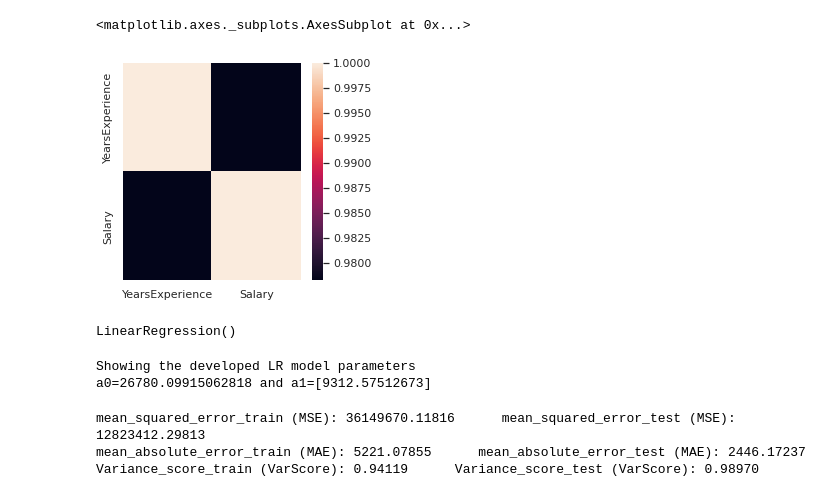
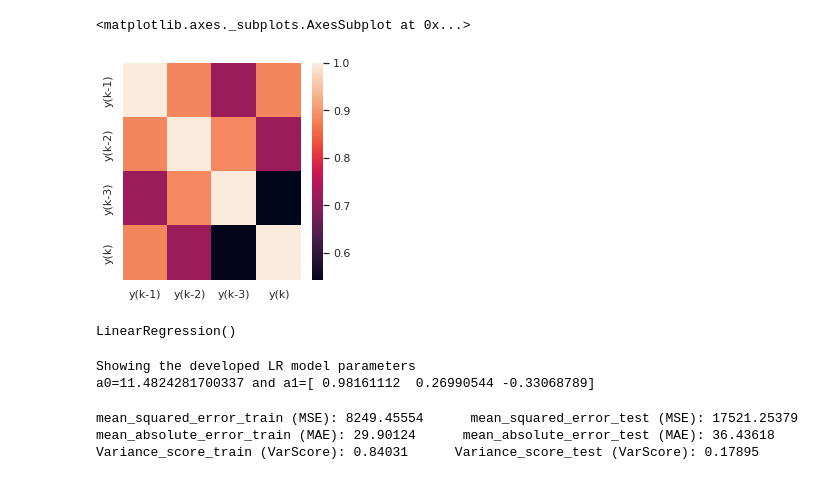
Before and after one commit to asheta66/Machine-Learning-2024, a Jupyter notebook: Multiple Linear Regression/MLR_A.ipynb, the cells around one changed output. Cells and saved outputs as stored; diff of their text form; code cells hidden in the pictures.

```diff
--- a/Multiple Linear Regression/MLR_A.ipynb
+++ b/Multiple Linear Regression/MLR_A.ipynb
@@ -1,7 +1,7 @@
 # %% [markdown]
 <a href="https://colab.research.google.com/github/asheta66/Machine-Learning-2022/blob/main/Multiple%20Linear%20Regression/MLR_A.ipynb" target="_parent"><img src="https://colab.research.google.com/assets/colab-badge.svg" alt="Open In Colab"/></a>
 # %%
-# Simple Linear Regression
+# Multiple Linear Regression for Gila River in USA Forecasting
 # Importing the libraries
 
 import numpy as np
@@ -15,7 +15,7 @@ import seaborn as sns
 
 # Importing the datasets
 import sklearn.datasets
-Salary_data = pd.read_csv("https://raw.githubusercontent.com/asheta66/Machine-Learning-2022/main/Simple%20Linear%20Regression/Salary_Data.csv")
-X = Salary_data.iloc[:,:-1].values
-y = Salary_data.iloc[:,1].values
-Salary_data
+gila_river = pd.read_csv("https://raw.githubusercontent.com/asheta66/Machine-Learning-2022/main/Multiple%20Linear%20Regression/GilaRiverFlow.csv")
+X = gila_river.iloc[:,:-1].values
+y = gila_river.iloc[:,3].values
+#gila_river
@@ -78,3 +51,0 @@ sns.displot(data=Salary_data, x="Salary", kde=True)
-# %%
-sns.set(rc={"figure.figsize":(5, 10)}) #width=8, height=4
-sns.countplot(data=Salary_data, y="YearsExperience")
@@ -84,6 +51,0 @@ sns.countplot(data=Salary_data, y="YearsExperience")
-# %%
-sns.set(rc={"figure.figsize":(8, 6)}) #width=8, height=4
-sns.barplot(data=Salary_data, y="YearsExperience", x="Salary")
-
-current_values = plt.gca().get_xticks()
-plt.gca().set_xticklabels(['{:,.0f}'.format(x) for x in current_values])
@@ -109,9 +64,11 @@ plt.gca().set_xticklabels(['{:,.0f}'.format(x) for x in current_values])
 # %%
+# Correlation relation between delay of the data
+
 sns.set(rc={"figure.figsize":(4, 4)})
-sns.heatmap(Salary_data.corr())
+sns.heatmap(gila_river.corr())
 # %% [output]
 <matplotlib.axes._subplots.AxesSubplot at 0x...>
-[figure, old version]
+[figure, new version]
 # %%
 # Splitting the dataset into the Training set and Test set
 from sklearn.model_selection import train_test_split
@@ -135,7 +92,7 @@ print('Showing the developed LR model parameters')
 print(f"a0={lr.intercept_} and a1={lr.coef_}")
 # %% [output]
 Showing the developed LR model parameters
-a0=26780.09915062818 and a1=[9312.57512673]
+a0=11.4824281700337 and a1=[ 0.98161112  0.26990544 -0.33068789]
 # %%
 # Calculating Performance Criteria
 from sklearn.metrics import mean_squared_error
@@ -155,9 +112,9 @@ print('mean_squared_error_train (MSE):', format(mse1,".5f"), '    ', 'mean_squar
 print('mean_absolute_error_train (MAE):', format(mae1,".5f"), '    ', 'mean_absolute_error_test (MAE):', format(mae2,".5f"),)
 print('Variance_score_train (VarScore):', format(vs1,".5f"), '    ', 'Variance_score_test (VarScore):', format(vs2,".5f"),)
 # %% [output]
-mean_squared_error_train (MSE): 36149670.11816      mean_squared_error_test (MSE): 12823412.29813
-mean_absolute_error_train (MAE): 5221.07855      mean_absolute_error_test (MAE): 2446.17237
-Variance_score_train (VarScore): 0.94119      Variance_score_test (VarScore): 0.98970
+mean_squared_error_train (MSE): 8249.45554      mean_squared_error_test (MSE): 17521.25379
+mean_absolute_error_train (MAE): 29.90124      mean_absolute_error_test (MAE): 36.43618
+Variance_score_train (VarScore): 0.84031      Variance_score_test (VarScore): 0.17895
 # %%
 # Drawing the actual and estimated responses
 
```
Also changed, not shown: parts of 10 cells of this notebook.
